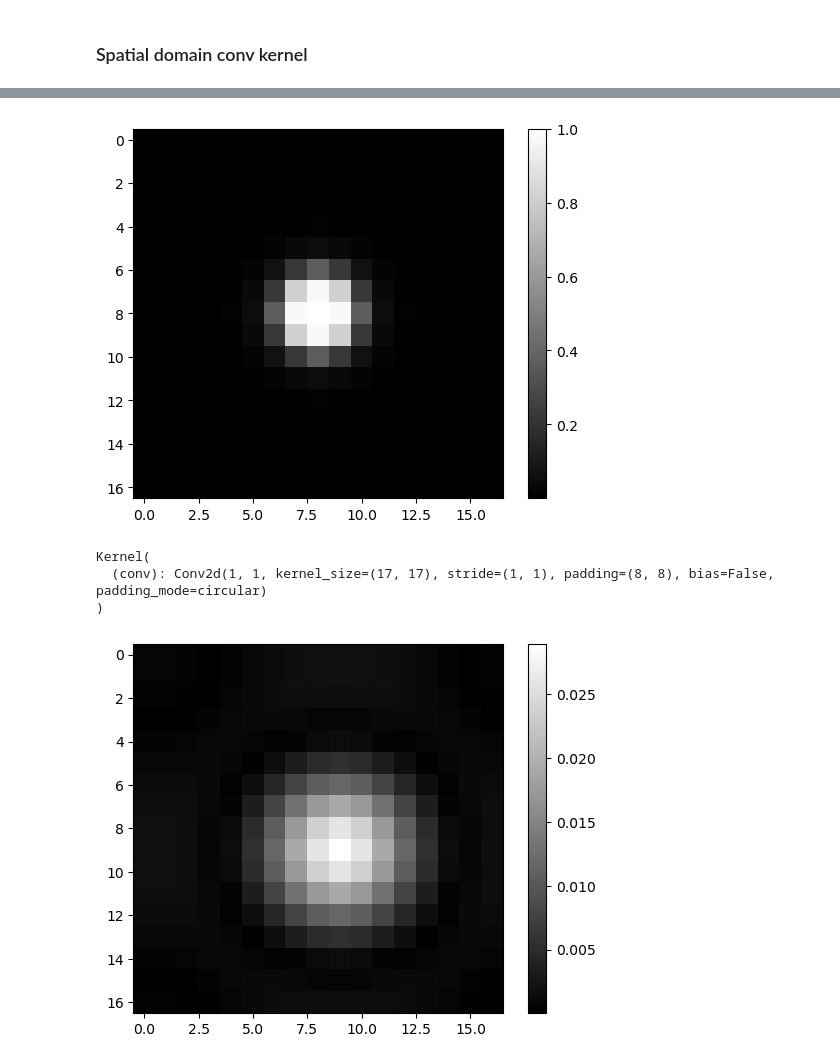
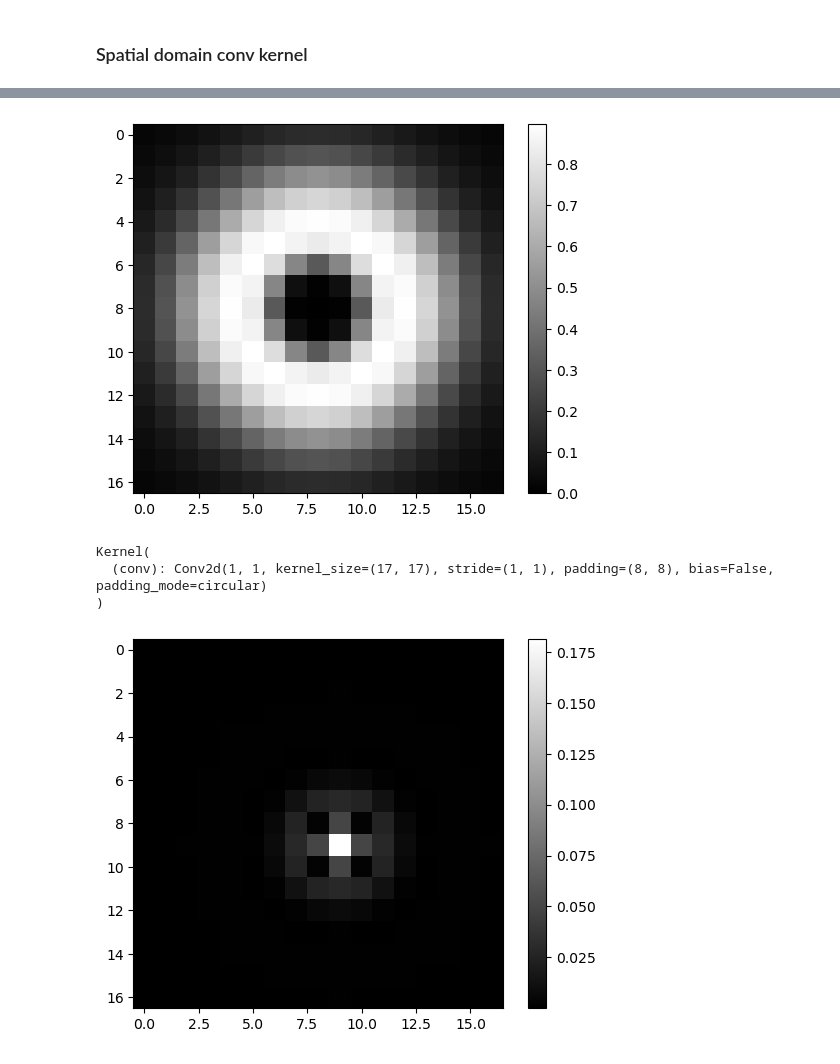
Before and after one commit to shaox192/human-vis-freq-align, a Jupyter notebook: filter_layer_demo.ipynb, the cells around one changed output, grey strips where cells are left out. Saved outputs shown, nothing was run; the diff lists cells and outputs as text; code cells hidden in the pictures.

```diff
--- a/filter_layer_demo.ipynb
+++ b/filter_layer_demo.ipynb
@@ -68,9 +68,9 @@ plot_utils.im_show(dog_img)
 # %% [markdown]
 ### Spatial domain conv kernel
 # %%
-lower_cutoff = 24  # cycles per image
+lower_cutoff = 30  # cycles per image
 lower_cutoff/= 224.
 
-higher_cutoff = 56
+higher_cutoff = 80
 higher_cutoff /= 224.
 # %%
@@ -91,24 +91,24 @@ plot_utils.plot_freq_amplitude(filter.get_image_freq(fil_img))
 # %%
 kernel_size = 17
 num_channel = 1
 
-# dob_kernel = filter.DoB_filter((kernel_size, kernel_size), lower_cutoff * kernel_size, higher_cutoff * kernel_size, 3, 3)
-freq_fil = filter.butterworth_filter((kernel_size, kernel_size), lower_cutoff * kernel_size, 3)
+freq_fil = filter.DoB_filter((kernel_size, kernel_size), lower_cutoff * kernel_size, higher_cutoff * kernel_size, 3, 3)
+# freq_fil = filter.butterworth_filter((kernel_size, kernel_size), lower_cutoff * kernel_size, 3)
 plot_utils.plot_spectrum(freq_fil)
 
 model, spatial_filter = conv_kernel(freq_fil, kernel_size, num_channel)
 plot_utils.plot_spectrum(spatial_filter)
 
 
 toy_img_tensor = torch.tensor(toy_img).unsqueeze(0).unsqueeze(0)
 output = model(toy_img_tensor).squeeze(0).squeeze(0).numpy()
 
 plot_utils.im_show(output)
 plot_utils.plot_freq_amplitude(filter.get_image_freq(output))
 # %% [output]
-[figure, old version]
+[figure, new version]
 Kernel(
   (conv): Conv2d(1, 1, kernel_size=(17, 17), stride=(1, 1), padding=(8, 8), bias=False, padding_mode=circular)
 )
-[figure, old version]
+[figure, new version]
 [figure]
```
Also changed, not shown: parts of 2 cells of this notebook, 1 other file.
